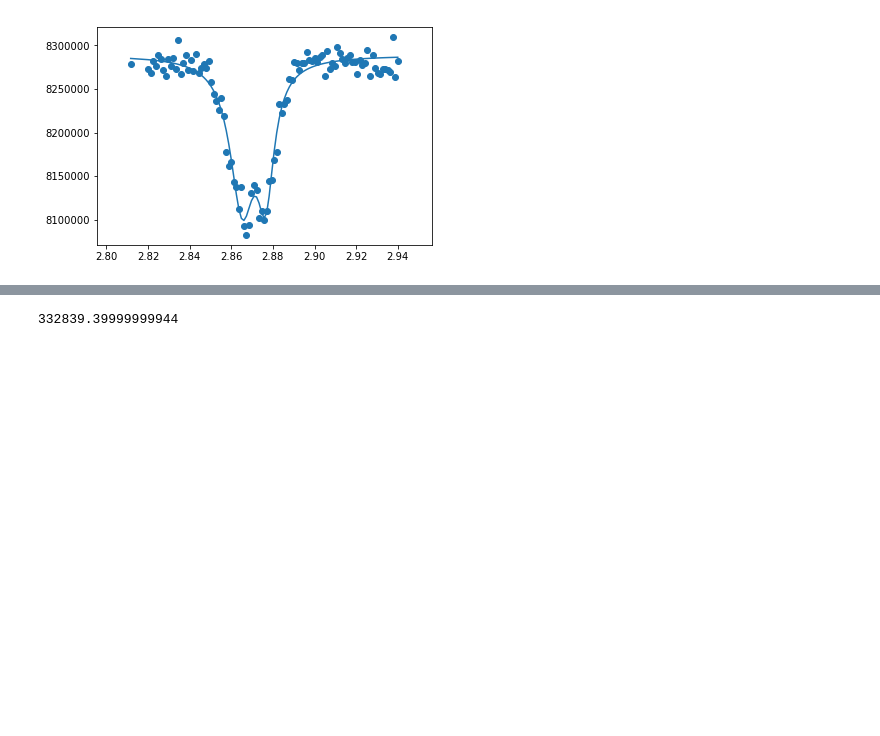
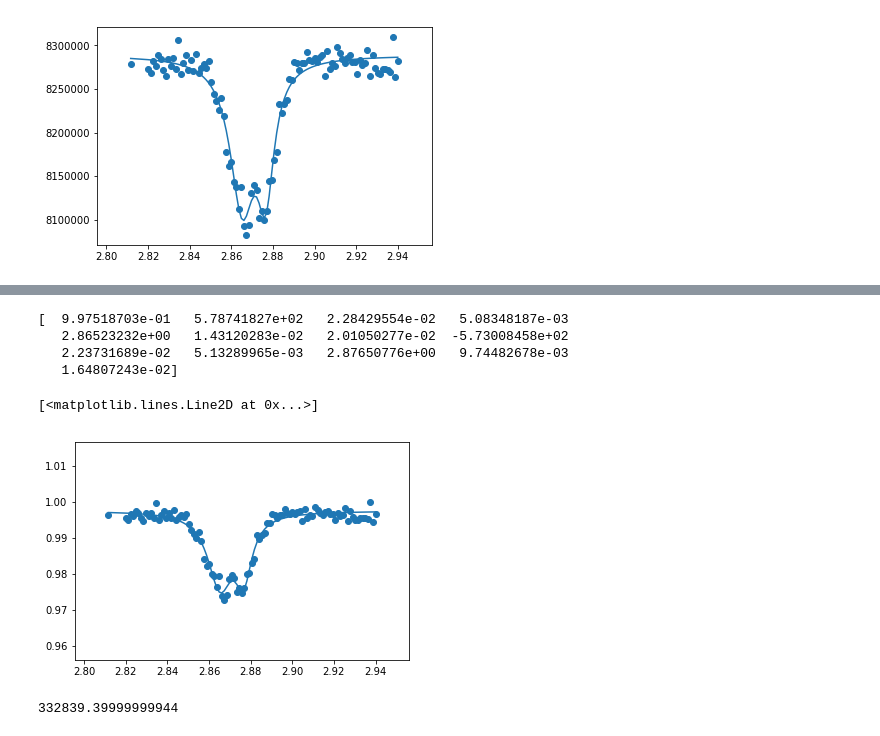
Before and after one commit to Lyra-Cronin/Thesis-Python, a Jupyter notebook: Graphing.ipynb, the cells around one changed output, grey strips where cells are left out. Saved outputs shown, nothing was run; the diff lists cells and outputs as text; code cells hidden in the pictures; blank space fills up the shorter version.

```diff
--- a/Graphing.ipynb
+++ b/Graphing.ipynb
@@ -14,7 +14,7 @@ def double_lorentzian_dip(frequencies, height, centre_1, FWHM_1, amplitude_1, ce
     return -amplitude_1*(1/(1 + ((frequencies - centre_1)/(FWHM_1 / 2))**2)) -amplitude_2*(1/(1 + ((frequencies - centre_2)/(FWHM_2 / 2))**2)) + height
 # %%
 def four_lorentzian_dip(frequencies, height, centre_1, FWHM_1, amplitude_1, centre_2, FWHM_2, amplitude_2, centre_3, FWHM_3, amplitude_3, centre_4, FWHM_4, amplitude_4):
-    return amplitude_1*(1/(1 + ((frequencies - centre_1)/(FWHM_1 / 2))**2)) + amplitude_2*(1/(1 + ((frequencies - centre_2)/(FWHM_2 / 2))**2)) + amplitude_3*(1/(1 + ((frequencies - centre_3)/(FWHM_3 / 2))**2)) + amplitude_4*(1/(1 + ((frequencies - centre_4)/(FWHM_4 / 2))**2)) + height
+    return -amplitude_1*(1/(1 + ((frequencies - centre_1)/(FWHM_1 / 2))**2)) - amplitude_2*(1/(1 + ((frequencies - centre_2)/(FWHM_2 / 2))**2)) - amplitude_3*(1/(1 + ((frequencies - centre_3)/(FWHM_3 / 2))**2)) - amplitude_4*(1/(1 + ((frequencies - centre_4)/(FWHM_4 / 2))**2)) + height
 # %%
 frequencies = np.array([2.702946, 2.71, 2.71428571, 2.71857143, 2.72285714, 2.72714286, 2.73142857, 2.73571429, 2.74, 2.74428571, 2.74857143, 2.75285714, 2.75714286, 2.76142857, 2.76571429, 2.77, 2.77428571, 2.77857143, 2.78285714, 2.78714286, 2.79142857, 2.79571429, 2.8, 2.80428571, 2.80857143, 2.81285714, 2.81714286, 2.82142857, 2.82571429, 2.83, 2.83428571, 2.83857143, 2.84285714, 2.84714286, 2.85142857, 2.85571429, 2.86, 2.86428571, 2.86857143, 2.87285714, 2.87714286, 2.88142857, 2.88571429, 2.89, 2.89428571, 2.89857143, 2.90285714, 2.90714286, 2.91142857, 2.91571429, 2.92])
 counts = np.array([945857.0, 946934.0, 949671.0, 949673.0, 947100.0, 943919.0, 948653.0, 948378.0, 958911.0, 950349.0, 945355.0, 951565.0, 956910.0, 955462.0, 951546.0, 962008.0, 945889.0, 951005.0, 947155.0, 950257.0, 946347.0, 950314.0, 949709.0, 946750.0, 945750.0, 941995.0, 947225.0, 946653.0, 950767.0, 953844.0, 953355.0, 947600.0, 954023.0, 951904.0, 947811.0, 943947.0, 940515.0, 935392.0, 939033.0, 937796.0, 933635.0, 943417.0, 946664.0, 954790.0, 943377.0, 946146.0, 953651.0, 953699.0, 945959.0, 953850.0, 945759.0])
@@ -70 +97,13 @@ plt.plot(frequencies, double_lorentzian_dip(frequencies, *popt))
+# %%
+popt, pcov = curve_fit(four_lorentzian_dip, frequencies, counts, p0=[1, 2.86, 0.03, 0.009, 2.88, 0.03, 0.009, 2.86, 0.03, 0.009, 2.88, 0.03, 0.009])
+print(popt)
+plt.scatter(frequencies, counts)
+plt.plot(frequencies, four_lorentzian_dip(frequencies, *popt))
+# %% [output]
+[  9.97518703e-01   5.78741827e+02   2.28429554e-02   5.08348187e-03
+   2.86523232e+00   1.43120283e-02   2.01050277e-02  -5.73008458e+02
+   2.23731689e-02   5.13289965e-03   2.87650776e+00   9.74482678e-03
+   1.64807243e-02]
+[<matplotlib.lines.Line2D at 0x...>]
+[figure, added]
 # %%
```
Also changed, not shown: parts of 7 cells of this notebook, 1 other file.
